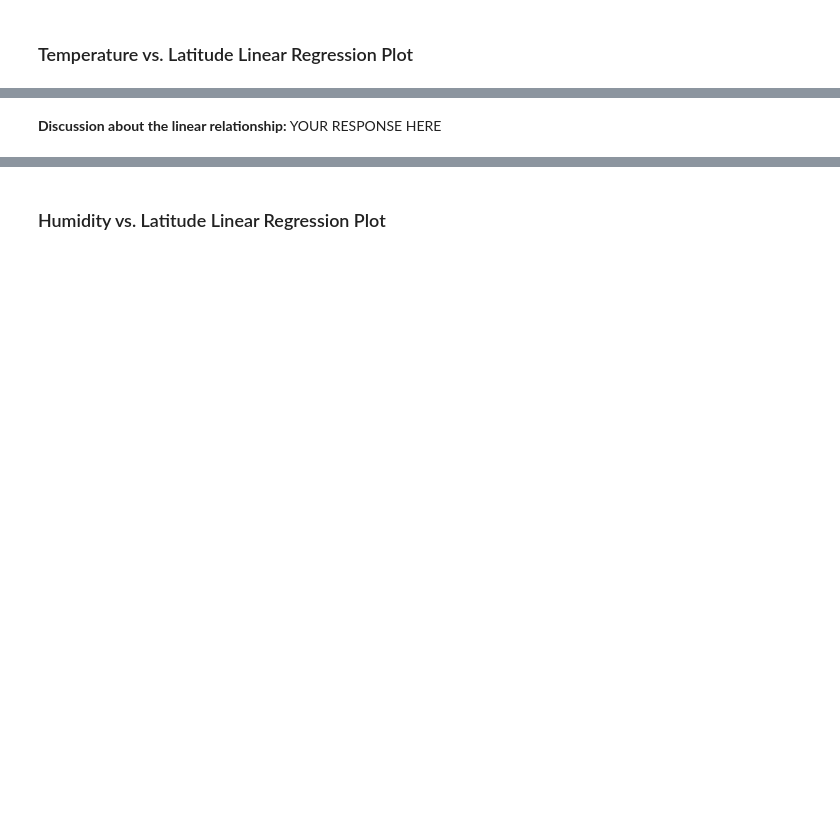
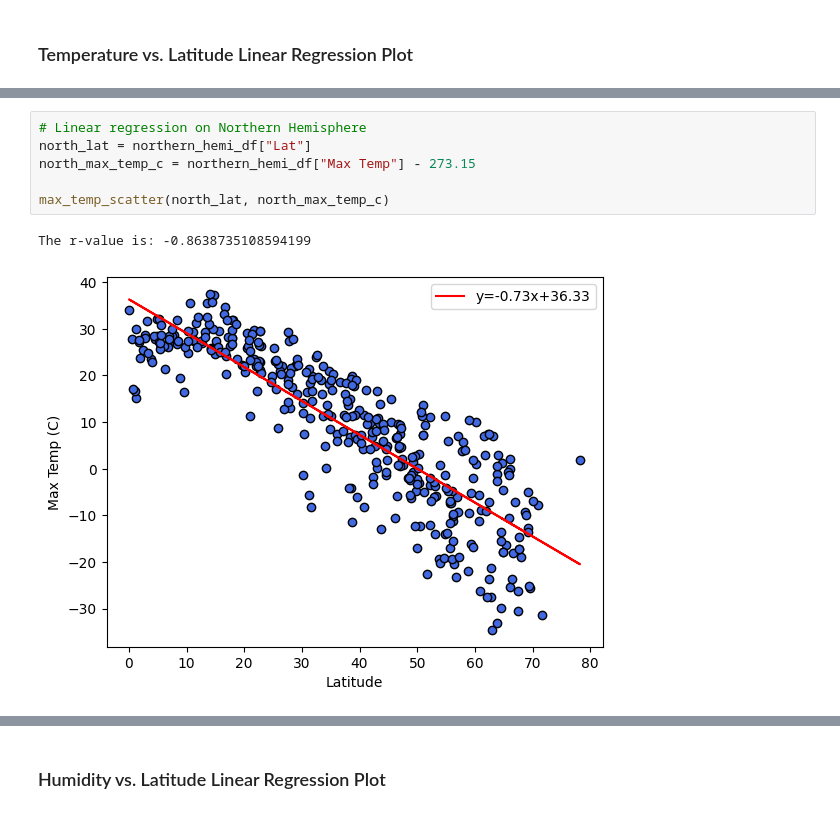
Before and after one commit to Tylerwilliams3644/python-api-challenge, a Jupyter notebook: WeatherPy/Starter_Code/starter_code/WeatherPy.ipynb, the cells around one changed output, grey strips where cells are left out. Drawn from its saved outputs; the diff is of its cells as text; blank space fills up the shorter version.

```diff
--- a/WeatherPy/Starter_Code/starter_code/WeatherPy.ipynb
+++ b/WeatherPy/Starter_Code/starter_code/WeatherPy.ipynb
@@ -332,2 +358,9 @@ The r-value is: 0.4121057168607245
-# %% [markdown]
-**Discussion about the linear relationship:** YOUR RESPONSE HERE
+# %%
+# Linear regression on Northern Hemisphere
+north_lat = northern_hemi_df["Lat"]
+north_max_temp_c = northern_hemi_df["Max Temp"] - 273.15
+
+max_temp_scatter(north_lat, north_max_temp_c)
+# %% [output]
+The r-value is: -0.8638735108594199
+[figure, added]
```
Also changed, not shown: parts of 26 cells of this notebook.
